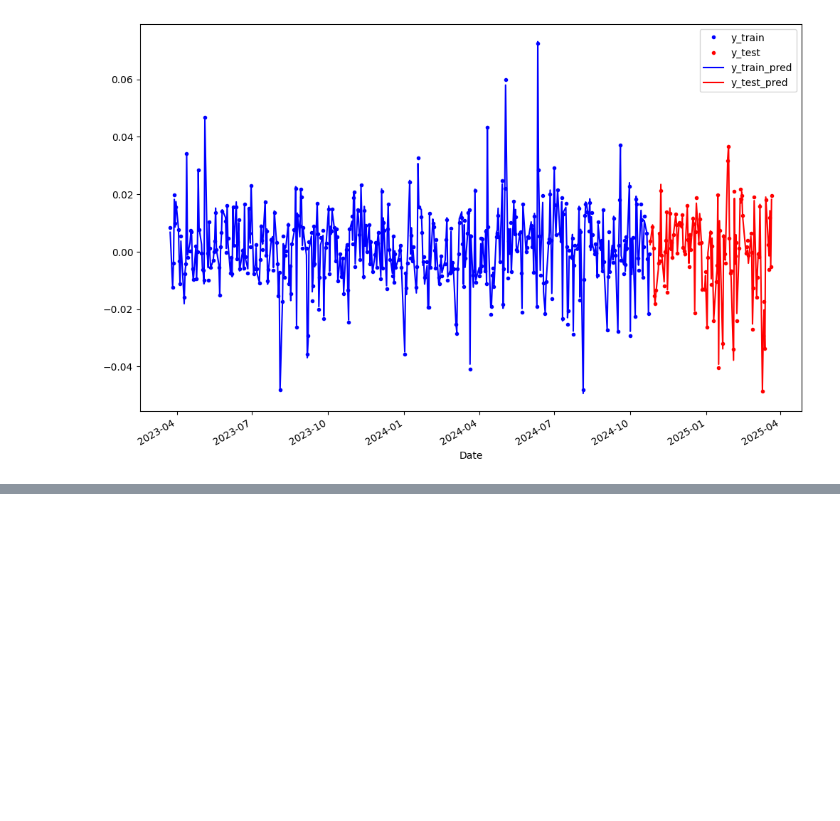
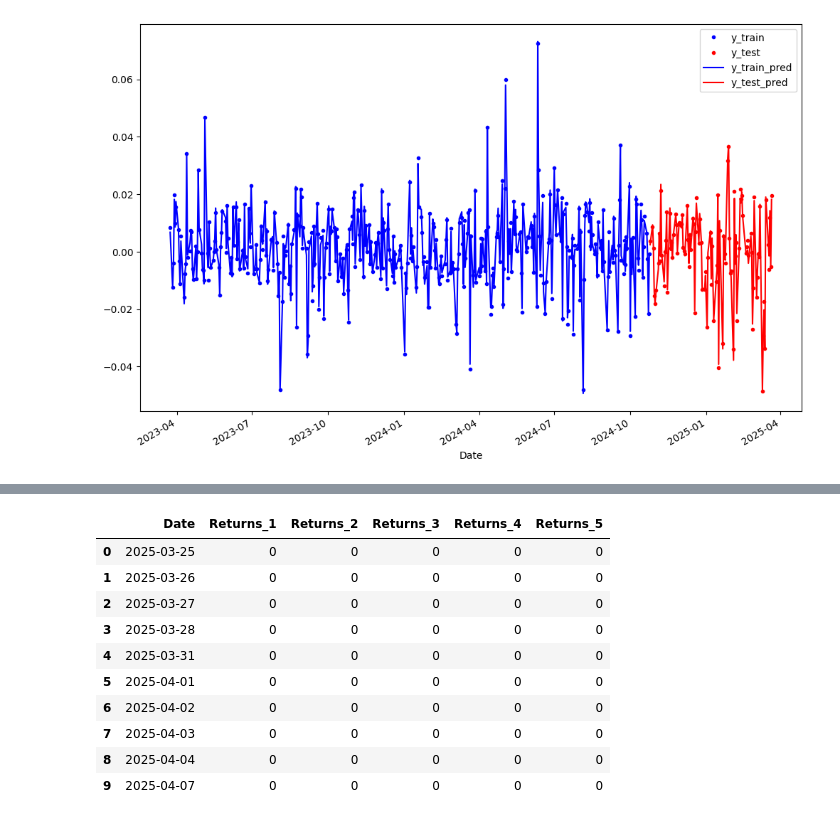
Before and after one commit to OnurKerimoglu/stocks_forecasting, a Jupyter notebook: nb/stock-price-prediction-challenge/Regression.ipynb, the cells around one changed output, grey strips where cells are left out. Cells and saved outputs as stored; diff of their text form; code cells hidden in the pictures; blank space fills up the shorter version.

```diff
--- a/nb/stock-price-prediction-challenge/Regression.ipynb
+++ b/nb/stock-price-prediction-challenge/Regression.ipynb
@@ -226,0 +437,19 @@ Test RMSE: 0.00153
+# %%
+if LOCAL:
+    fpath = os.path.join(rootpath, 'data', 'stock-price-prediction-challenge', 'sample_submission.csv')
+else:
+    fpath = '/kaggle/input/stock-price-prediction-challenge/sample_submission.csv'
+sample_submission = pd.read_csv(fpath)
+sample_submission
+# %% [output]
+|  | Date | Returns_1 | Returns_2 | Returns_3 | Returns_4 | Returns_5 |
+| 0 | 2025-03-25 | 0 | 0 | 0 | 0 | 0 |
+| 1 | 2025-03-26 | 0 | 0 | 0 | 0 | 0 |
+| 2 | 2025-03-27 | 0 | 0 | 0 | 0 | 0 |
+| 3 | 2025-03-28 | 0 | 0 | 0 | 0 | 0 |
+| 4 | 2025-03-31 | 0 | 0 | 0 | 0 | 0 |
+| 5 | 2025-04-01 | 0 | 0 | 0 | 0 | 0 |
+| 6 | 2025-04-02 | 0 | 0 | 0 | 0 | 0 |
+| 7 | 2025-04-03 | 0 | 0 | 0 | 0 | 0 |
+| 8 | 2025-04-04 | 0 | 0 | 0 | 0 | 0 |
+| 9 | 2025-04-07 | 0 | 0 | 0 | 0 | 0 |
```
Also changed, not shown: parts of 18 cells of this notebook.
